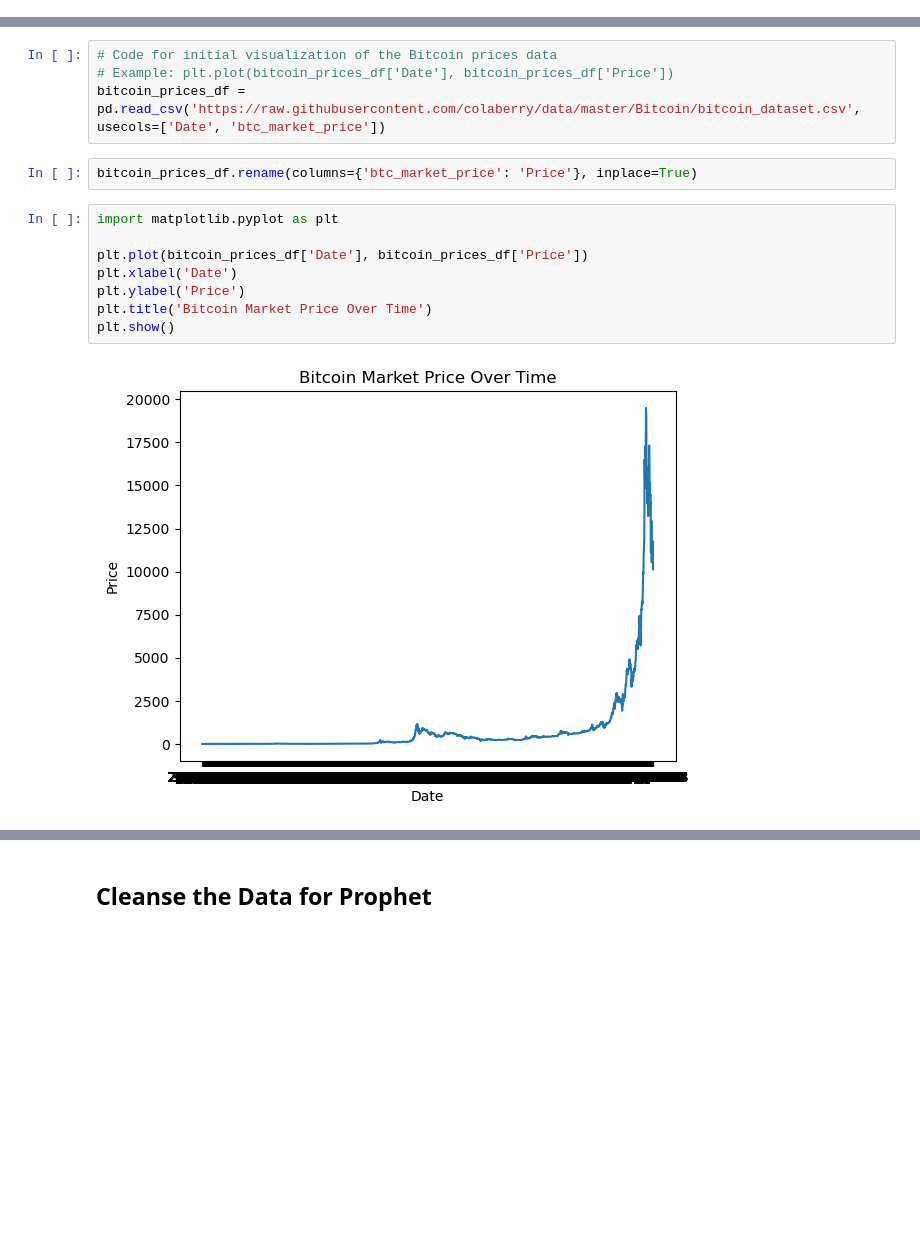
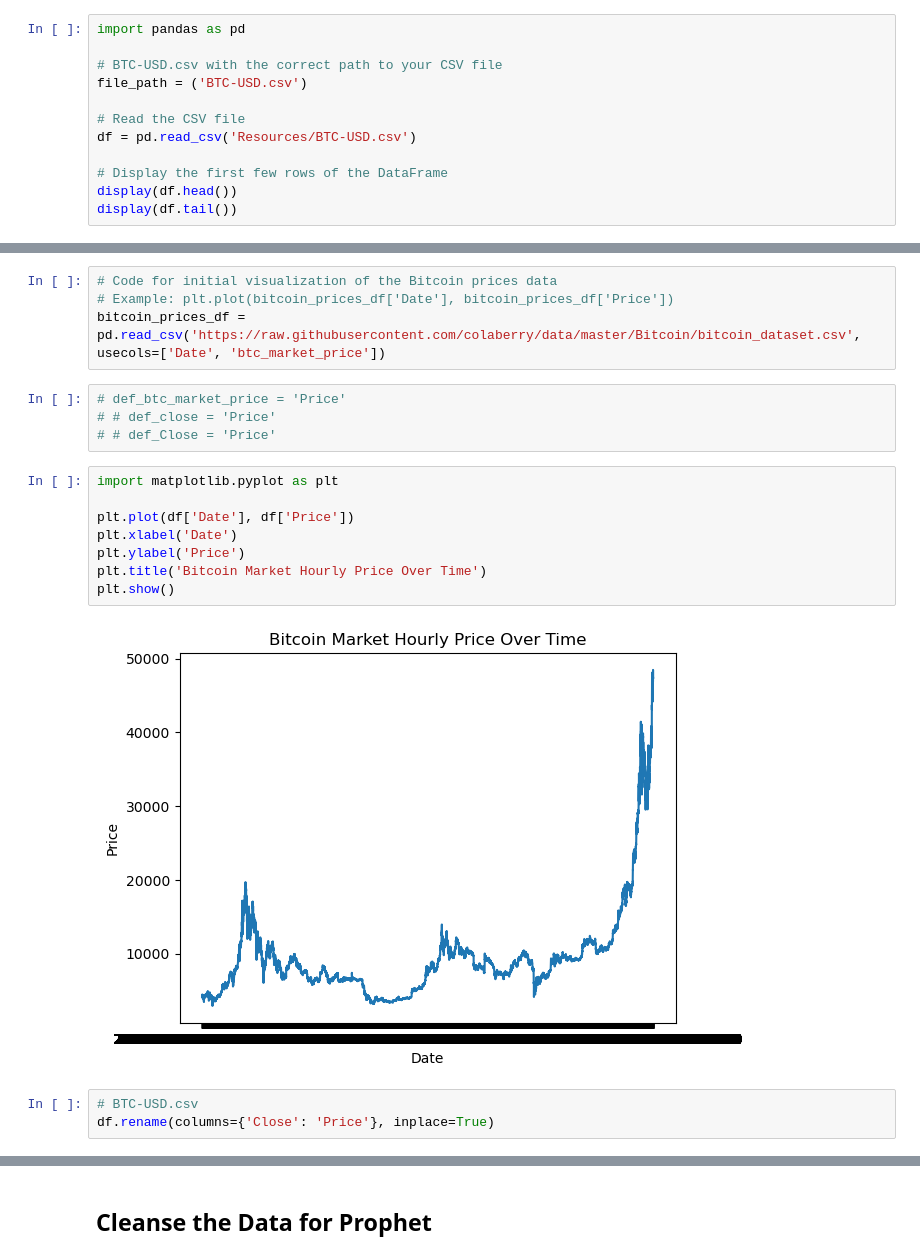
Before and after one commit to juanlavieri/housing_currency, a Jupyter notebook: Bitcoin_Prices_Analysis.ipynb, the cells around one changed output, grey strips where cells are left out. Saved outputs shown, nothing was run; the diff lists cells and outputs as text; blank space fills up the shorter version.

```diff
--- a/Bitcoin_Prices_Analysis.ipynb
+++ b/Bitcoin_Prices_Analysis.ipynb
@@ -48,0 +74,12 @@ pd.read_csv('https://raw.githubusercontent.com/colaberry/data/master/Bitcoin/bit
+# %%
+import pandas as pd
+
+# BTC-USD.csv with the correct path to your CSV file
+file_path = ('BTC-USD.csv')
+
+# Read the CSV file
+df = pd.read_csv('Resources/BTC-USD.csv')
+
+# Display the first few rows of the DataFrame
+display(df.head())
+display(df.tail())
@@ -55,15 +105,20 @@ bitcoin_prices_df = pd.read_csv('https://raw.githubusercontent.com/colaberry/dat
 # Code for initial visualization of the Bitcoin prices data
 # Example: plt.plot(bitcoin_prices_df['Date'], bitcoin_prices_df['Price'])
 bitcoin_prices_df = pd.read_csv('https://raw.githubusercontent.com/colaberry/data/master/Bitcoin/bitcoin_dataset.csv', usecols=['Date', 'btc_market_price'])
-# %%
-bitcoin_prices_df.rename(columns={'btc_market_price': 'Price'}, inplace=True)
-# %%
-import matplotlib.pyplot as plt
-
-plt.plot(bitcoin_prices_df['Date'], bitcoin_prices_df['Price'])
-plt.xlabel('Date')
-plt.ylabel('Price')
-plt.title('Bitcoin Market Price Over Time')
-plt.show()
-# %% [output]
-[figure, removed]
+# %%
+# def_btc_market_price = 'Price'
+# # def_close = 'Price'
+# # def_Close = 'Price'
+# %%
+import matplotlib.pyplot as plt
+
+plt.plot(df['Date'], df['Price'])
+plt.xlabel('Date')
+plt.ylabel('Price')
+plt.title('Bitcoin Market Hourly Price Over Time')
+plt.show()
+# %% [output]
+[figure, added]
+# %%
+# BTC-USD.csv
+df.rename(columns={'Close': 'Price'}, inplace=True)
```
Also changed, not shown: parts of 32 cells of this notebook.
